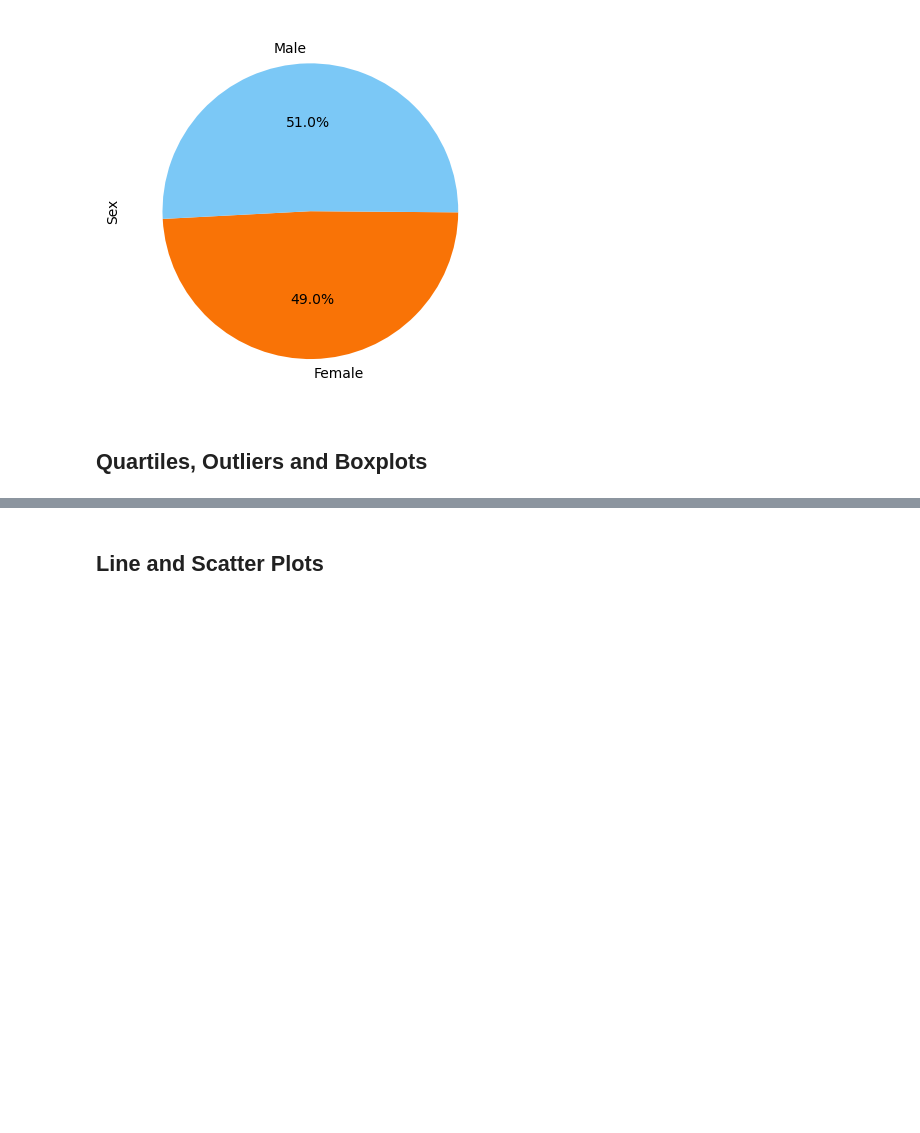
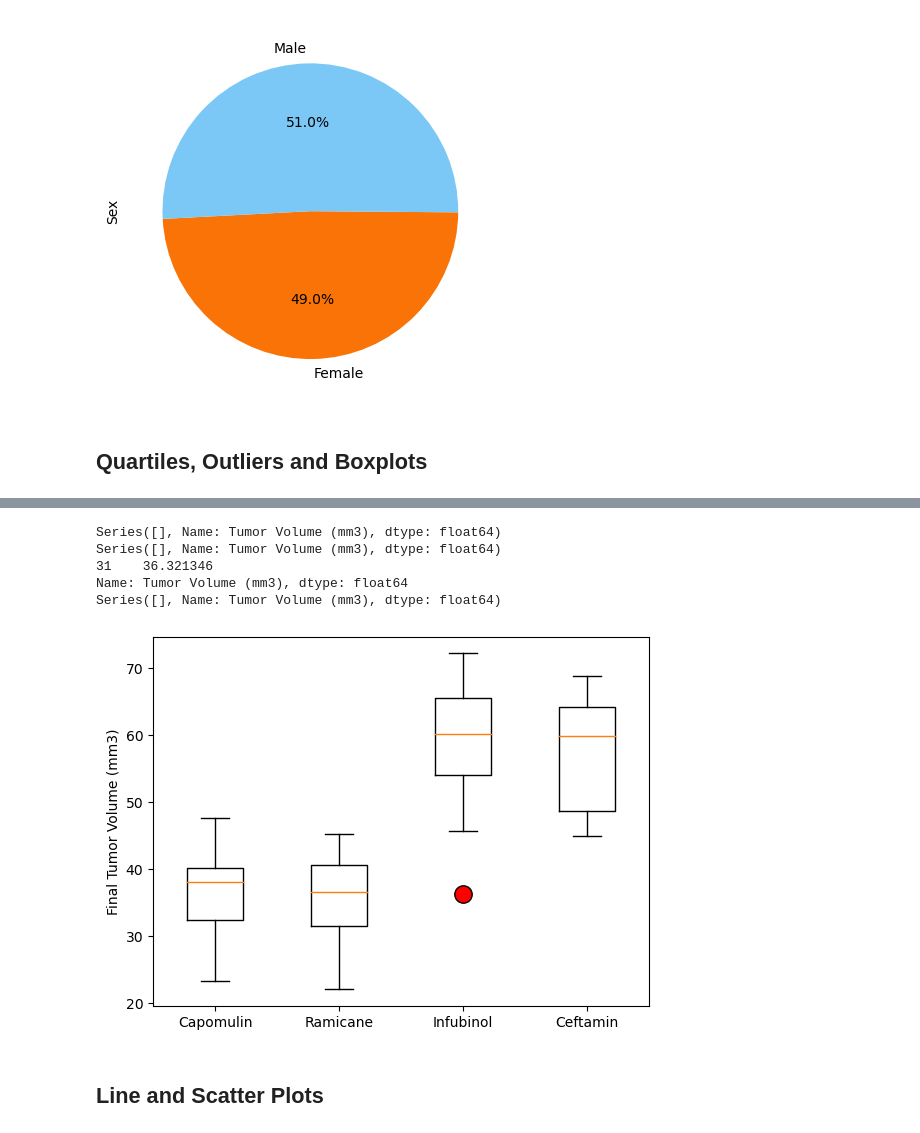
Before and after one commit to Felo2023/Challenge5_PymaceuticalsINC, a Jupyter notebook: Pymaceuticals/pymaceuticals_FJGD.ipynb, the cells around one changed output, grey strips where cells are left out. Cells and saved outputs as stored; diff of their text form; code cells hidden in the pictures; blank space fills up the shorter version.

```diff
--- a/Pymaceuticals/pymaceuticals_FJGD.ipynb
+++ b/Pymaceuticals/pymaceuticals_FJGD.ipynb
@@ -205,8 +187,12 @@ mouse_data_complete5
 # %%
+mouse_data_complete5=mouse_data_complete.copy()
+mouse_data_complete6=mouse_data_complete.copy()
+mouse_data_complete5=mouse_data_complete5.groupby('Mouse ID')
 # Calculate the final tumor volume of each mouse across four of the treatment regimens:
 # Capomulin, Ramicane, Infubinol, and Ceftamin
 
 # Start by getting the last (greatest) timepoint for each mouse
-mouse_data_complete5=mouse_data_complete5.sort_values(['Timepoint'],ascending=False)
+mouse_data_timepoint_max=mouse_data_complete5['Timepoint'].max()
 # Merge this group df with the original DataFrame to get the tumor volume at the last timepoint
-mouse_data_complete5=mouse_data_complete5.drop_duplicates(subset=['Mouse ID'])
+mouse_data_complete6=pd.merge(mouse_data_complete6,mouse_data_timepoint_max,how='right',on=['Mouse ID','Timepoint'])
+mouse_data_complete6.head(20)
@@ -219,16 +223,45 @@ tumor_vol_data=[]
 
 # Calculate the IQR and quantitatively determine if there are any potential outliers.
 
-
     # Locate the rows which contain mice on each drug and get the tumor volumes
 
-
-    # add subset
-
+def outliers(treatment):
+    treatment_data=mouse_data_complete6.loc[(mouse_data_complete6['Drug Regimen']==treatment)]['Tumor Volume (mm3)']
+    treatment_quartiles=treatment_data.quantile([.25,.5,.75])
+    #Determine quartiles
+    treatment_first_quartile=treatment_quartiles[.25]
+    treatment_second_quartile=treatment_quartiles[.5]
+    treatment_third_quartile=treatment_quartiles[.75]
+    #Calculate IQR
+    Iqr=treatment_third_quartile-treatment_first_quartile
+    #Calculate boundaries
+    treatment_lower_bound=treatment_first_quartile-(1.5*Iqr)
+    treatment_upper_bound=treatment_third_quartile+(1.5*Iqr)
 
     # Determine outliers using upper and lower bounds
+    treatment_outliers=treatment_data.loc[(treatment_data<treatment_lower_bound)|(treatment_data>treatment_upper_bound)]
+    print(treatment_outliers)
+    return(treatment_data)
+
+Capomulins_potential_outlier=outliers(treatments[0])
+Ramicane_potential_outlier=outliers(treatments[1])
+Infubinol_potential_outlier=outliers(treatments[2])
+Ceftamin_potential_outlier=outliers(treatments[3])
+
+tumor_vol_data=[Capomulins_potential_outlier,Ramicane_potential_outlier,Infubinol_potential_outlier,Ceftamin_potential_outlier]
+# %% [output]
+Series([], Name: Tumor Volume (mm3), dtype: float64)
+Series([], Name: Tumor Volume (mm3), dtype: float64)
+31    36.321346
+Name: Tumor Volume (mm3), dtype: float64
+Series([], Name: Tumor Volume (mm3), dtype: float64)
 # %%
 # Generate a box plot that shows the distrubution of the tumor volume for each treatment group.
+plt.boxplot(tumor_vol_data,labels=treatments,flierprops=dict(markerfacecolor='red',markersize='12.5'))
+plt.ylabel('Final Tumor Volume (mm3)')
+plt.show()
+# %% [output]
+[figure, added]
 # %% [markdown]
 ## Line and Scatter Plots
 # %%
```
Also changed, not shown: parts of 11 cells of this notebook, 1 other file.
